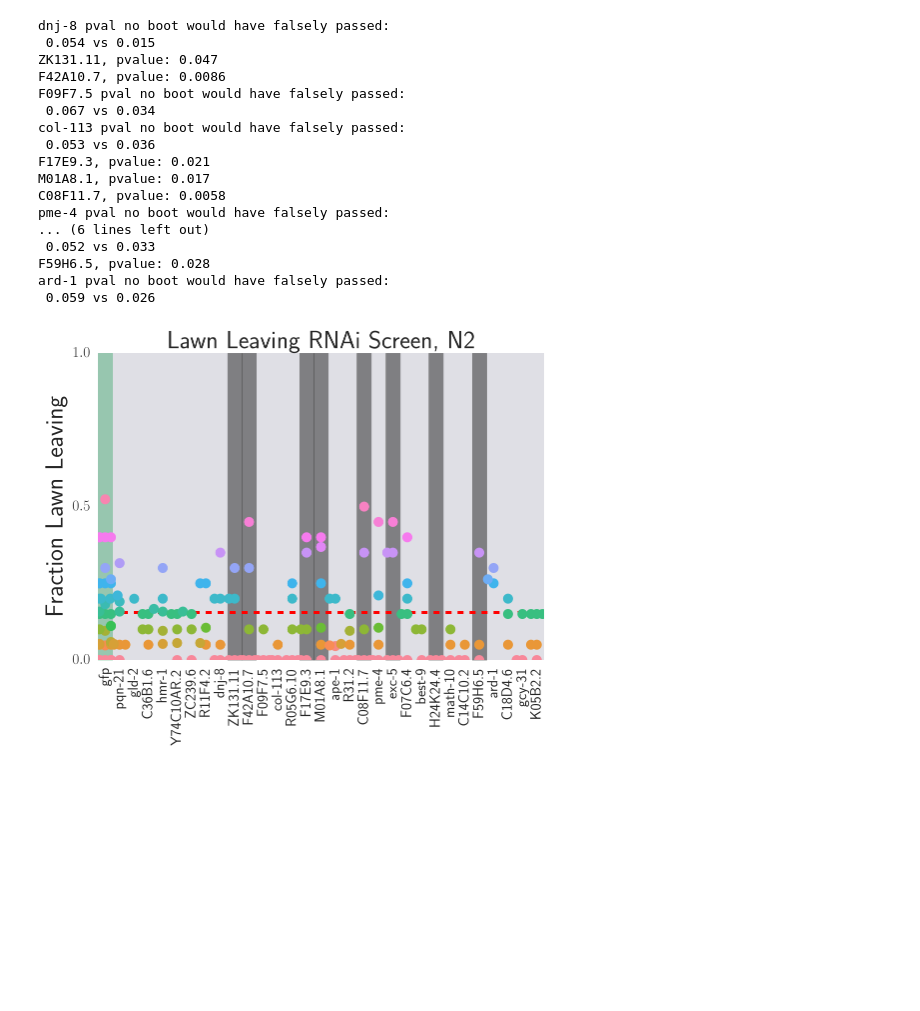
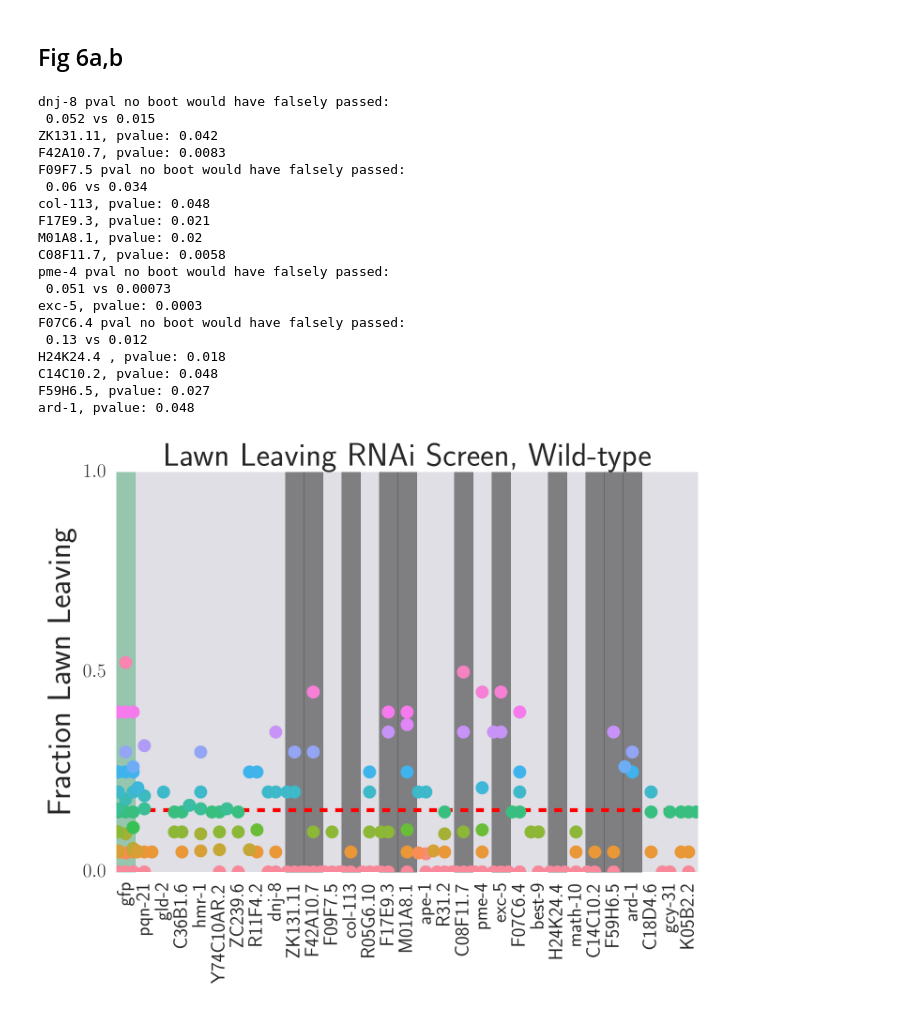
Before and after one commit to WormLabCaltech/Angeles_Leighton_2016, a Jupyter notebook: src/Brood Size Analysis.ipynb, the cells around one changed output. Drawn from its saved outputs; the diff is of its cells as text; code cells hidden in the pictures; blank space fills up the shorter version.

```diff
--- a/src/Brood Size Analysis.ipynb
+++ b/src/Brood Size Analysis.ipynb
@@ -98,7 +103,8 @@ def translate(x):
     else:
         return 'badcode'
 
-def nice_plotting_with_shade(df, x_name, y_name, control='gfp', alpha=0.05, verbose=False, test='ttest',**kwargs):
+def nice_plotting_with_shade(df, x_name, y_name, control='gfp', alpha=0.05,
+                             verbose=False, test='ttest',**kwargs):
     """
     """
     if test not in ['ttest', 'rank']:
@@ -512,41 +640,45 @@ plt.savefig(graph_path + 'fraction_off_lawn_by_genotype.pdf', bbox_inches='tight
+# %% [markdown]
+## Fig 6a,b
 # %%
 # sns.swarmplot(x='gene', y='fraction_off_lawn', data=df_lol[df_lol.genotype=='N2'], size=8)
 sig_genes_lol = nice_plotting_with_chi_shade(df_lol[df_lol.genotype=='N2'], 'gene',
                                              'off_lawn_worms', 'lawn_worms', 'fraction_off_lawn',
                                              hue='fraction_off_lawn', ylim=(0, 1), verbose=True)
 
 plt.axhline(df_lol[df_lol.gene == 'gfp'].fraction_off_lawn.mean(), ls='--', lw=3, color='red')
 
 
 ax = plt.gca()
 ax.legend_.remove()
 
 xlab = ''
 ylab = 'Fraction Lawn Leaving'
-title = 'Lawn Leaving RNAi Screen, N2'
+title = 'Lawn Leaving RNAi Screen, Wild-type'
 
 fix_labels(xlab, ylab, title, xrotation=90)
 plt.yticks(np.linspace(0, 1, 3))
 plt.savefig(graph_path+'lawn_leaving_screen_N2.pdf', bbox_inches='tight')
 # %% [output]
 dnj-8 pval no boot would have falsely passed:
- 0.054 vs 0.015
-ZK131.11, pvalue: 0.047
-F42A10.7, pvalue: 0.0086
+ 0.052 vs 0.015
+ZK131.11, pvalue: 0.042
+F42A10.7, pvalue: 0.0083
 F09F7.5 pval no boot would have falsely passed:
- 0.067 vs 0.034
-col-113 pval no boot would have falsely passed:
- 0.053 vs 0.036
+ 0.06 vs 0.034
+col-113, pvalue: 0.048
 F17E9.3, pvalue: 0.021
-M01A8.1, pvalue: 0.017
+M01A8.1, pvalue: 0.02
 C08F11.7, pvalue: 0.0058
 pme-4 pval no boot would have falsely passed:
-... (6 lines left out)
- 0.052 vs 0.033
-F59H6.5, pvalue: 0.028
-ard-1 pval no boot would have falsely passed:
- 0.059 vs 0.026
+ 0.051 vs 0.00073
+exc-5, pvalue: 0.0003
+F07C6.4 pval no boot would have falsely passed:
+ 0.13 vs 0.012
+H24K24.4 , pvalue: 0.018
+C14C10.2, pvalue: 0.048
+F59H6.5, pvalue: 0.027
+ard-1, pvalue: 0.048
-[figure, old version]
+[figure, new version]
 # %%
 sig_genes_lol = nice_plotting_with_chi_shade(df_lol[df_lol.genotype=='JK'], 'gene',
                                              'off_lawn_worms', 'lawn_worms', 'fraction_off_lawn',
```
Also changed, not shown: parts of 18 cells of this notebook, 38 other files.
